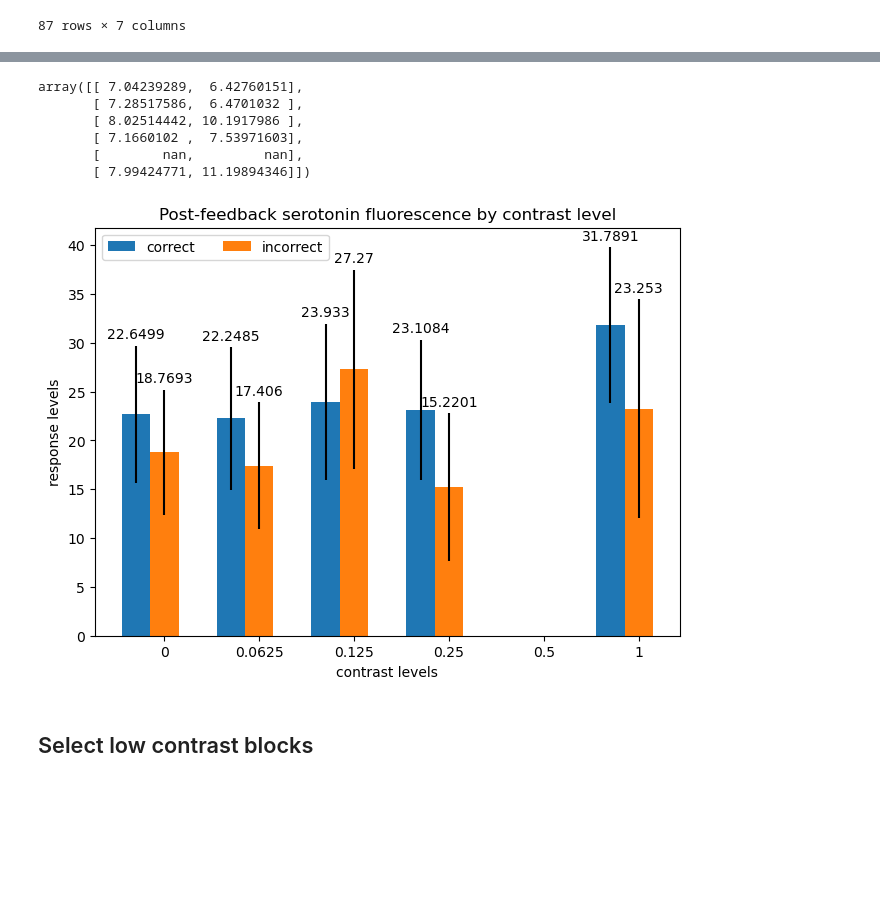
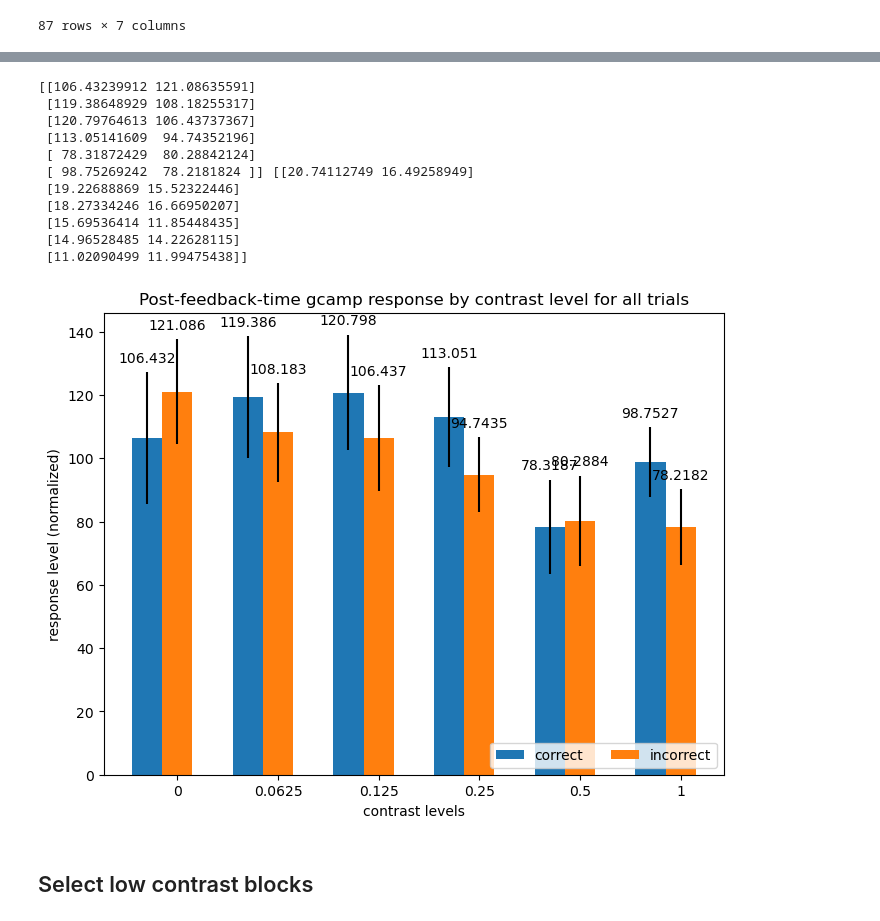
Before and after one commit to davcrom/ibl_neuromodulators, a Jupyter notebook: 02_serotonin_rpe.ipynb, the cells around one changed output, grey strips where cells are left out. Drawn from its saved outputs; the diff is of its cells as text; code cells hidden in the pictures; blank space fills up the shorter version.

```diff
--- a/02_serotonin_rpe.ipynb
+++ b/02_serotonin_rpe.ipynb
@@ -2053,0 +2386,21 @@ better_samples_bias
+# %%
+x = np.arange(len(cat))  # the label locations
+width = 0.3  # width of bars
+multiplier = 0
+
+fig, ax = plt.subplots(figsize=(8, 6))
+for attribute, measurement in response_means.items():
+    offset = width * multiplier
+    rects = ax.bar(x + offset, measurement, width, label=attribute, yerr=response_sem[attribute])
+    ax.bar_label(rects, padding=5)
+    multiplier += 1
+
+# labels, title
+ax.set_ylabel('response level (normalized)')
+ax.set_title("Post-feedback-time gcamp response by contrast level for all trials")
+ax.set_xticks(x + width, cat)
+ax.legend(loc='lower right', ncols=2)
+# ax.set_ylim(-250, 1800)
+ax.set_xlabel('contrast levels')
+
+plt.show()
@@ -2054,10 +2409,11 @@ better_samples_bias
 # %%
-nsessions = better_samples_bias.shape[0]
+# bias sessions
+nsessions = bias_df.shape[0]
 params = Params(pre_time=2, post_time=4, bin_size=0.1, baseline_time=0.2)
 all_responses = np.zeros((nsessions, 6, 2))
 idx = 0
 
-for eid in better_samples_bias['eid']:
+for eid in bias_df['eid']:
     try:
         cl, res = reward_prediction_error(eid, params=params, events='feedback_times')
         all_responses[idx] = res
@@ -2067,5 +2423,5 @@ for eid in better_samples_bias['eid']:
         continue
     idx += 1
 
-print(np.nanmean(all_responses, axis=0))
+print(all_responses)
 # %% [output]
@@ -2117,15 +2486,20 @@ completed session 67/87.
 # %%
 # all_responses = all_responses[:idx]
 res_mean = np.nanmean(all_responses, axis=0)
-res_sem = stats.sem(all_responses, axis=0)
-res_sem
+res_sem = stats.sem(all_responses, axis=0, nan_policy='omit')
+print(res_mean, res_sem)
 # %% [output]
-array([[ 7.04239289,  6.42760151],
-       [ 7.28517586,  6.4701032 ],
-       [ 8.02514442, 10.1917986 ],
-       [ 7.1660102 ,  7.53971603],
-       [        nan,         nan],
-       [ 7.99424771, 11.19894346]])
+[[106.43239912 121.08635591]
+ [119.38648929 108.18255317]
+ [120.79764613 106.43737367]
+ [113.05141609  94.74352196]
+ [ 78.31872429  80.28842124]
+ [ 98.75269242  78.2181824 ]] [[20.74112749 16.49258949]
+ [19.22688869 15.52322446]
+ [18.27334246 16.66950207]
+ [15.69536414 11.85448435]
+ [14.96528485 14.22628115]
+ [11.02090499 11.99475438]]
 # %%
 cl = [0, 0.0625, 0.125, 0.25, 0.5, 1]
 cat = [str(level) for level in cl]
@@ -2140,26 +2514,26 @@ response_sem = {
 # %%
 x = np.arange(len(cat))  # the label locations
 width = 0.3  # width of bars
 multiplier = 0
 
-fig, ax = plt.subplots(layout='constrained')
+fig, ax = plt.subplots(figsize=(8, 6))
 for attribute, measurement in response_means.items():
     offset = width * multiplier
-    rects = ax.bar(x + offset, measurement, width, label=attribute, yerr=response_sem[attribute], uplims)
-    ax.bar_label(rects, padding=3)
+    rects = ax.bar(x + offset, measurement, width, label=attribute, yerr=response_sem[attribute])
+    ax.bar_label(rects, padding=5)
     multiplier += 1
 
 # labels, title
-ax.set_ylabel('response levels')
-ax.set_title("Post-feedback serotonin fluorescence by contrast level")
+ax.set_ylabel('response level (normalized)')
+ax.set_title("Post-feedback-time gcamp response by contrast level for all trials")
 ax.set_xticks(x + width, cat)
-ax.legend(loc='upper left', ncols=2)
+ax.legend(loc='lower right', ncols=2)
 # ax.set_ylim(-250, 1800)
 ax.set_xlabel('contrast levels')
 
 plt.show()
 # %% [output]
-[figure, old version]
+[figure, new version]
 # %% [markdown]
 ## Select low contrast blocks
 # %%
```
Also changed, not shown: parts of 30 cells of this notebook.
